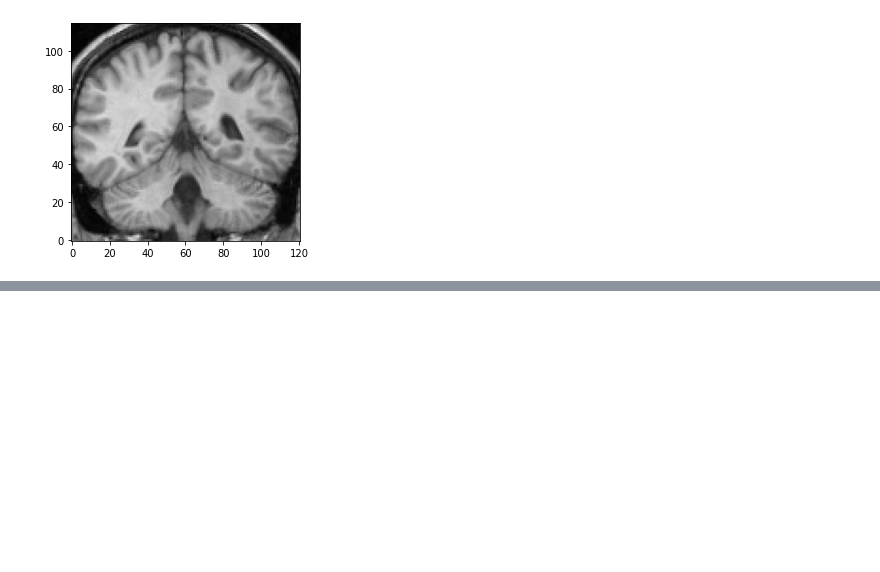
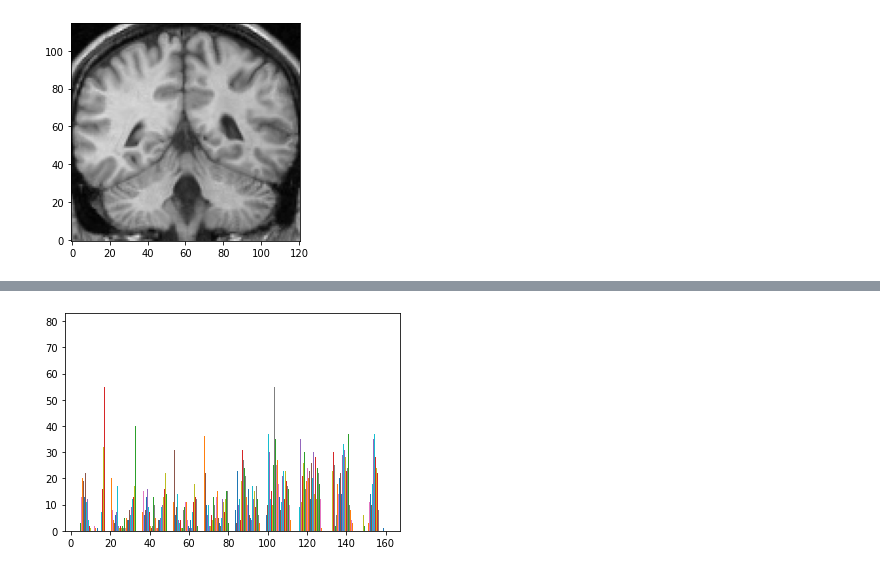
Before and after one commit to fabiansvc/project-mri, a Jupyter notebook: main.ipynb, the cells around one changed output, grey strips where cells are left out. Cells and saved outputs as stored; diff of their text form; code cells hidden in the pictures; blank space fills up the shorter version.

```diff
--- a/main.ipynb
+++ b/main.ipynb
@@ -341,0 +298,7 @@ plt.show()
+# %%
+# Histograma Jacobi
+jc = x_to_img(img2, image_jc)
+plt.hist(jc)
+plt.show()
+# %% [output]
+[figure, added]
```
Also changed, not shown: parts of 20 cells of this notebook, 55 other files.
